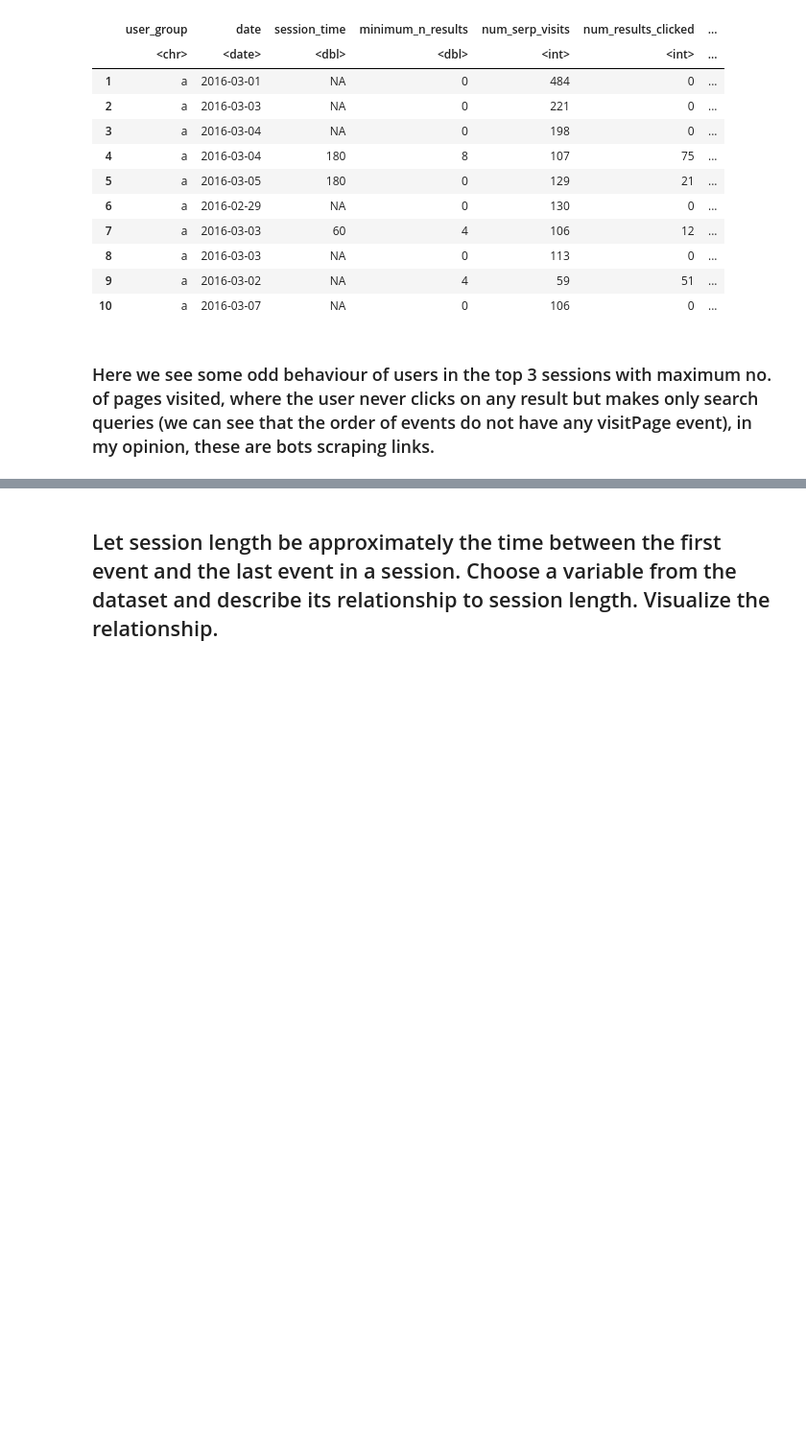
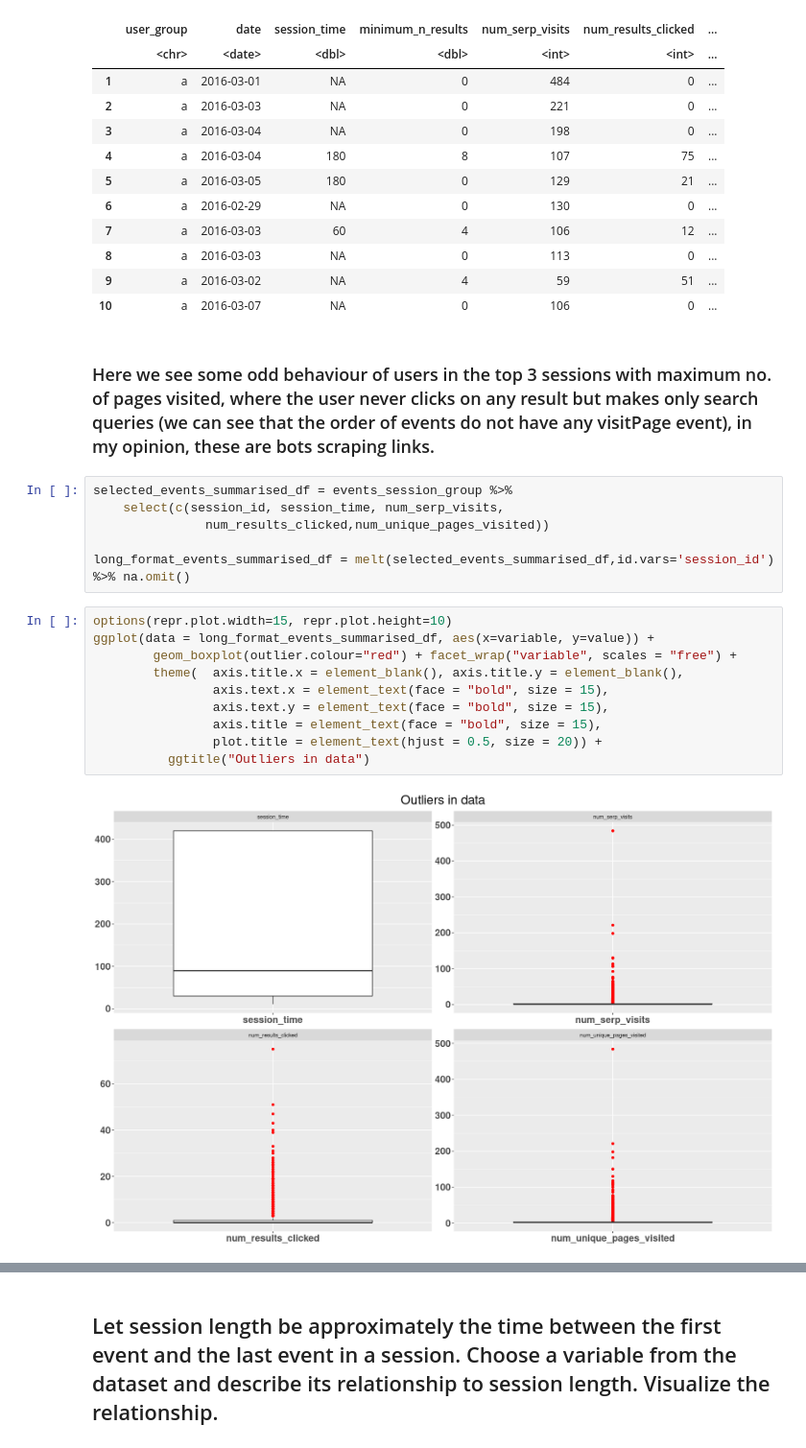
Before and after one commit to devarajphukan/wikimedia-discovery-analysis, a Jupyter notebook: explore.ipynb, the cells around one changed output, grey strips where cells are left out. Shown at 96% size. Drawn from its saved outputs; the diff is of its cells as text; blank space fills up the shorter version.

Commit message:
added outlier plots and order of events plot

```diff
--- a/explore.ipynb
+++ b/explore.ipynb
@@ -217,3 +217,21 @@ A data.frame: 10 × 8
 | 10 | a | 2016-03-07 | NA | 0 | 106 | 0 | ... |
 # %% [markdown]
 ### Here we see some odd behaviour of users in the top 3 sessions with maximum no. of pages visited, where the user never clicks on any result but makes only search queries (we can see that the order of events do not have any visitPage event), in my opinion, these are bots scraping links.
+# %%
+selected_events_summarised_df = events_session_group %>%
+    select(c(session_id, session_time, num_serp_visits,
+               num_results_clicked,num_unique_pages_visited))
+
+long_format_events_summarised_df = melt(selected_events_summarised_df,id.vars='session_id') %>% na.omit()
+# %%
+options(repr.plot.width=15, repr.plot.height=10)
+ggplot(data = long_format_events_summarised_df, aes(x=variable, y=value)) +
+        geom_boxplot(outlier.colour="red") + facet_wrap("variable", scales = "free") +
+        theme(  axis.title.x = element_blank(), axis.title.y = element_blank(),
+                axis.text.x = element_text(face = "bold", size = 15),
+                axis.text.y = element_text(face = "bold", size = 15),
+                axis.title = element_text(face = "bold", size = 15),
+                plot.title = element_text(hjust = 0.5, size = 20)) +
+          ggtitle("Outliers in data")
+# %% [output]
+[figure, added]
```
Also changed, not shown: parts of 5 cells of this notebook.
